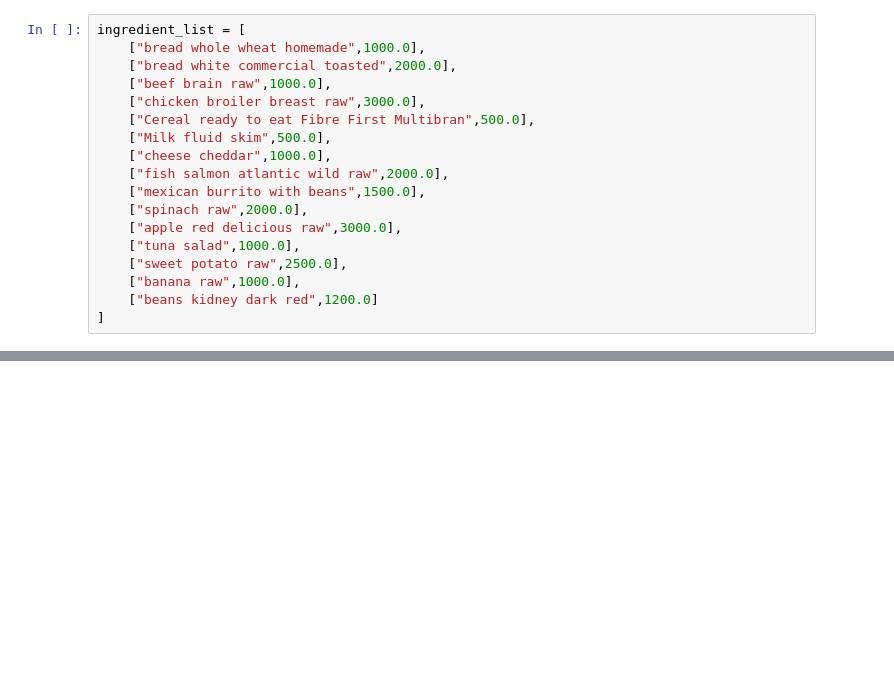
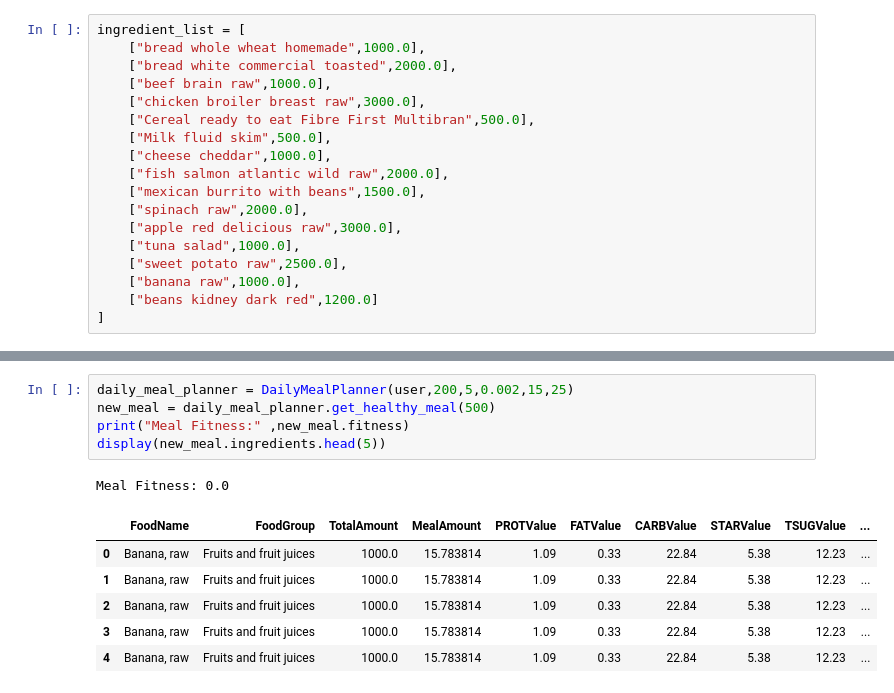
Before and after one commit to dakshvirrehill/Meal-Planner-Expert-System, a Jupyter notebook: Meal Planner Expert System.ipynb, the cells around one changed output, grey strips where cells are left out. Saved outputs shown, nothing was run; the diff lists cells and outputs as text; blank space fills up the shorter version.

Commit message:
Added a simple genetic algorithm for meal planning

```diff
--- a/Meal Planner Expert System.ipynb
+++ b/Meal Planner Expert System.ipynb
@@ -225,0 +306,13 @@ class DailyMealPlan():
+# %%
+daily_meal_planner = DailyMealPlanner(user,200,5,0.002,15,25)
+new_meal = daily_meal_planner.get_healthy_meal(500)
+print("Meal Fitness:" ,new_meal.fitness)
+display(new_meal.ingredients.head(5))
+# %% [output]
+Meal Fitness: 0.0
+|  | FoodName | FoodGroup | TotalAmount | MealAmount | PROTValue | FATValue | CARBValue | STARValue | TSUGValue | ... |
+| 0 | Banana, raw | Fruits and fruit juices | 1000.0 | 15.783814 | 1.09 | 0.33 | 22.84 | 5.38 | 12.23 | ... |
+| 1 | Banana, raw | Fruits and fruit juices | 1000.0 | 15.783814 | 1.09 | 0.33 | 22.84 | 5.38 | 12.23 | ... |
+| 2 | Banana, raw | Fruits and fruit juices | 1000.0 | 15.783814 | 1.09 | 0.33 | 22.84 | 5.38 | 12.23 | ... |
+| 3 | Banana, raw | Fruits and fruit juices | 1000.0 | 15.783814 | 1.09 | 0.33 | 22.84 | 5.38 | 12.23 | ... |
+| 4 | Banana, raw | Fruits and fruit juices | 1000.0 | 15.783814 | 1.09 | 0.33 | 22.84 | 5.38 | 12.23 | ... |
```
Also changed, not shown: parts of 2 cells of this notebook.
